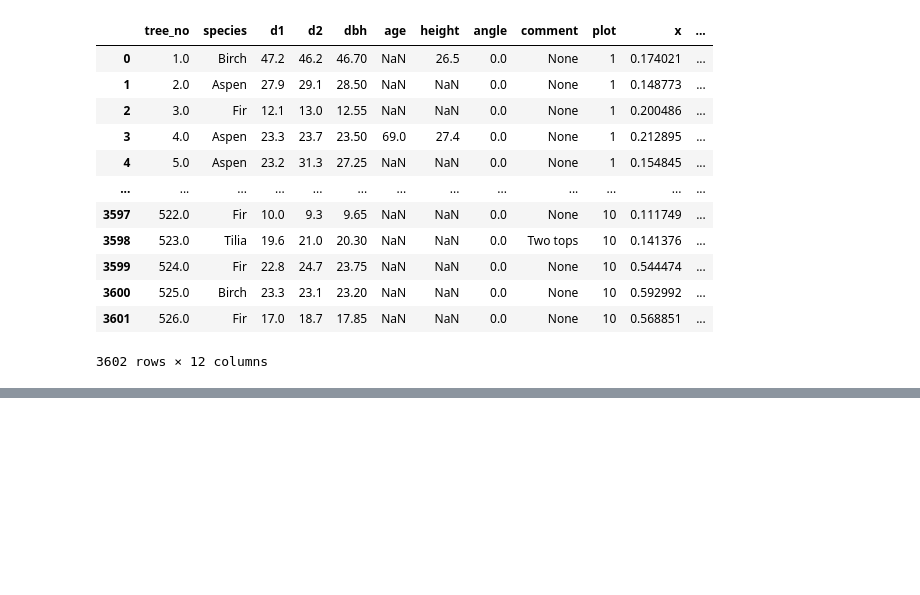
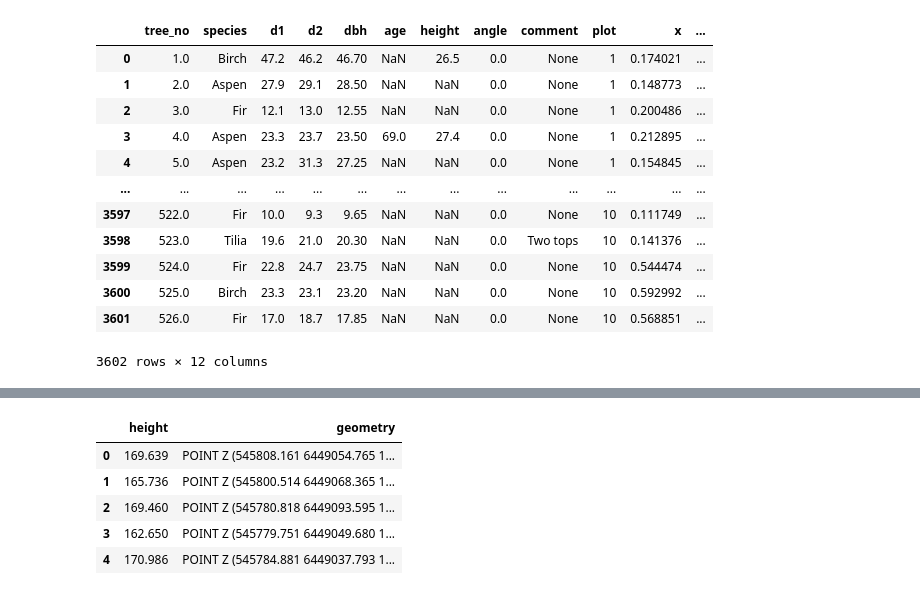
Before and after one commit to andreunilux/LIDAR-Based-Tree-Detection, a Jupyter notebook: Project3.ipynb, the cells around one changed output, grey strips where cells are left out. Cells and saved outputs as stored; diff of their text form; code cells hidden in the pictures; blank space fills up the shorter version.

```diff
--- a/Project3.ipynb
+++ b/Project3.ipynb
@@ -546,8 +483,0 @@ what is a geometry objject?
-# %%
-
-x = fielddf['geometry'][0].x
-y = fielddf['geometry'][0].y
-print(fielddf['geometry'][0])
-print(x)
-# how  the lidar_df was normalized
-# df = (df-df.min())/(df.max()-df.min())
@@ -569,0 +519,10 @@ We take 33 as commmon number:
+# %%
+train_y_per_plot={} # 80% of total y
+test_y_per_plot={} # 20% of total y
+X_per_plot = {} # lidar_df data seperated by plot_number
+
+for i in range(1,11):
+    train, test = split_df_with_tree_positions_into_training_and_testing(fielddf,i)
+    train_y_per_plot[i] = train
+    test_y_per_plot[i] = test
+    X_per_plot[i] = lidardf[lidardf['plot']==i][['x','y','z']]
@@ -569,0 +574,17 @@ We take 33 as commmon number:
+# %%
+# export as vector
+potential_trees = gpd.GeoDataFrame(
+    data={
+        "height": local_maxima[:, 2],
+    },
+    geometry=gpd.GeoSeries.from_xy(*np.rollaxis(local_maxima, -1), crs=32640),
+)
+# %%
+potential_trees.head()
+# %% [output]
+|  | height | geometry |
+| 0 | 169.639 | POINT Z (545808.161 6449054.765 1... |
+| 1 | 165.736 | POINT Z (545800.514 6449068.365 1... |
+| 2 | 169.460 | POINT Z (545780.818 6449093.595 1... |
+| 3 | 162.650 | POINT Z (545779.751 6449049.680 1... |
+| 4 | 170.986 | POINT Z (545784.881 6449037.793 1... |
```
Also changed, not shown: parts of 16 cells of this notebook.
